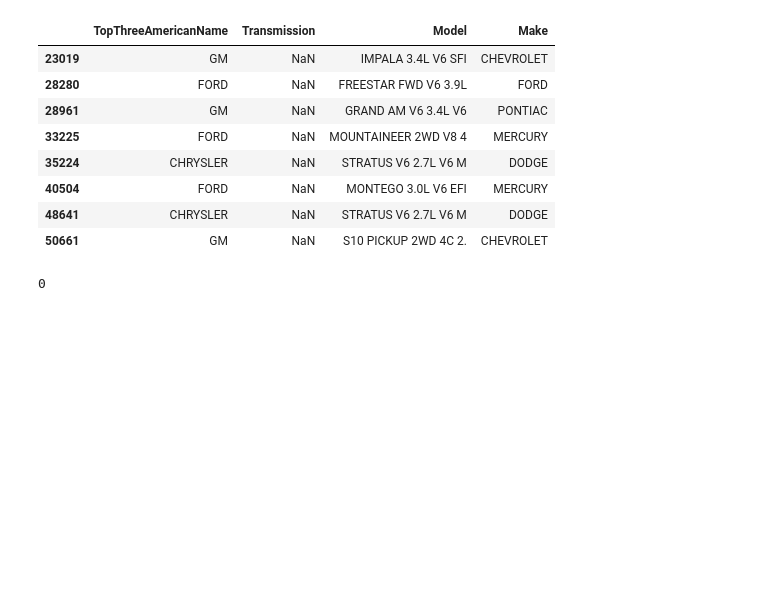
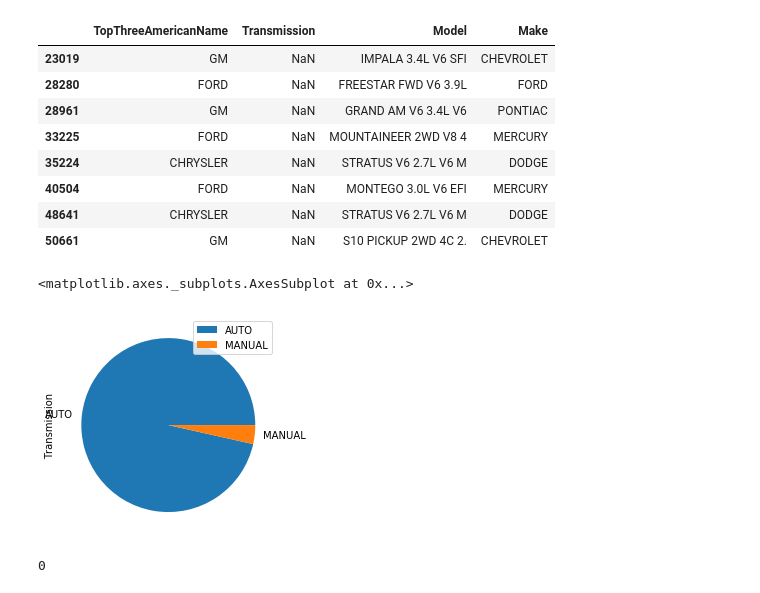
Before and after one commit to andybbruno/DataMining, a Jupyter notebook: DataUnderstanding.ipynb, the cells around one changed output. Cells and saved outputs as stored; diff of their text form; code cells hidden in the pictures; blank space fills up the shorter version.

```diff
--- a/DataUnderstanding.ipynb
+++ b/DataUnderstanding.ipynb
@@ -502,6 +484,11 @@ df[df['Transmission'].isnull()][['TopThreeAmericanName', 'Transmission', 'Model'
 | 40504 | FORD | NaN | MONTEGO 3.0L V6 EFI | MERCURY |
 | 48641 | CHRYSLER | NaN | STRATUS V6 2.7L V6 M | DODGE |
 | 50661 | GM | NaN | S10 PICKUP 2WD 4C 2. | CHEVROLET |
+# %%
+df['Transmission'].value_counts().plot.pie(legend=True)
+# %% [output]
+<matplotlib.axes._subplots.AxesSubplot at 0x...>
+[figure, added]
 # %%
 df['Transmission'].fillna(df['Transmission'].mode()[0], inplace=True)
 df['Transmission'].isnull().sum()
```
Also changed, not shown: parts of 33 cells of this notebook.
